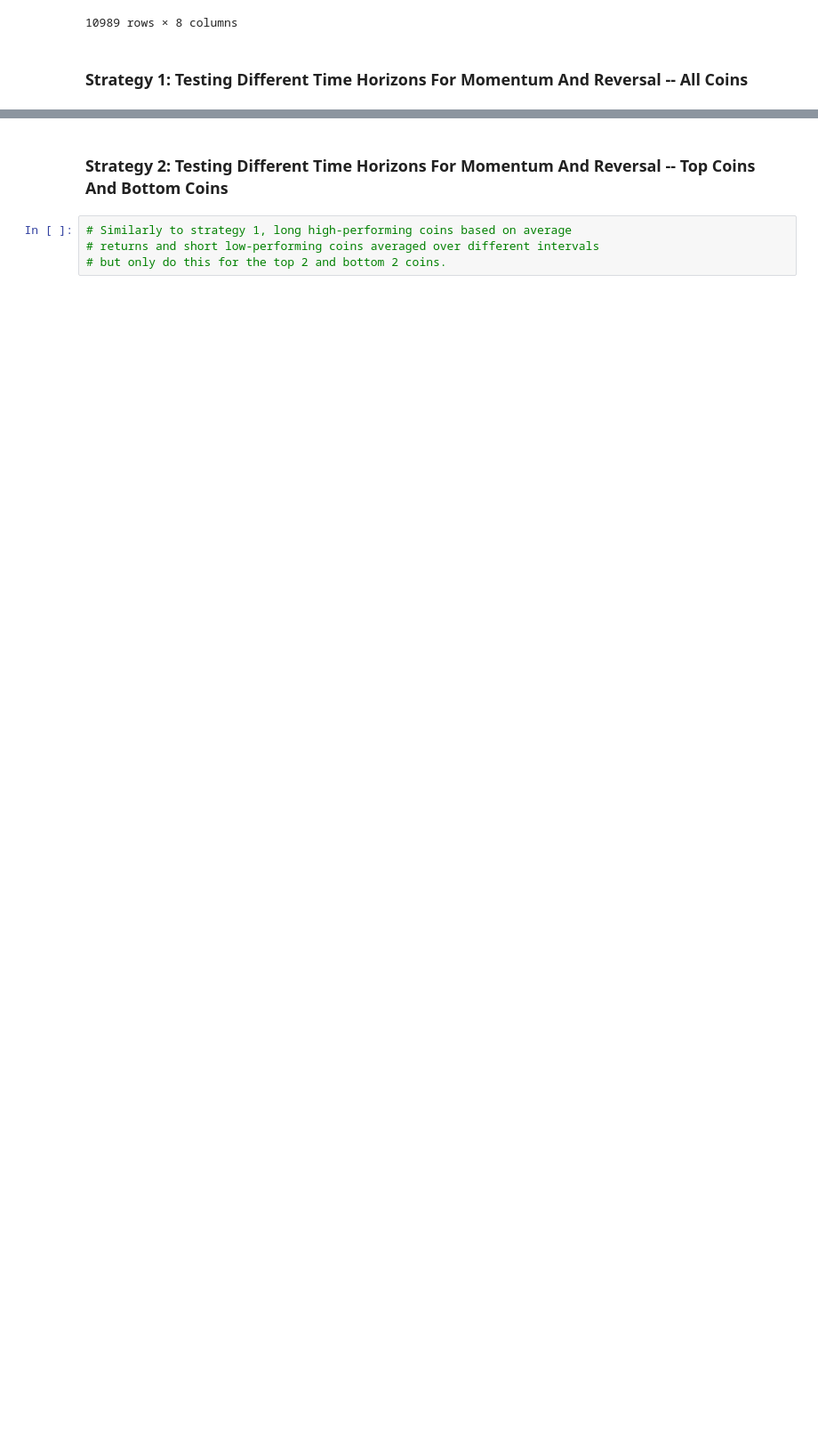
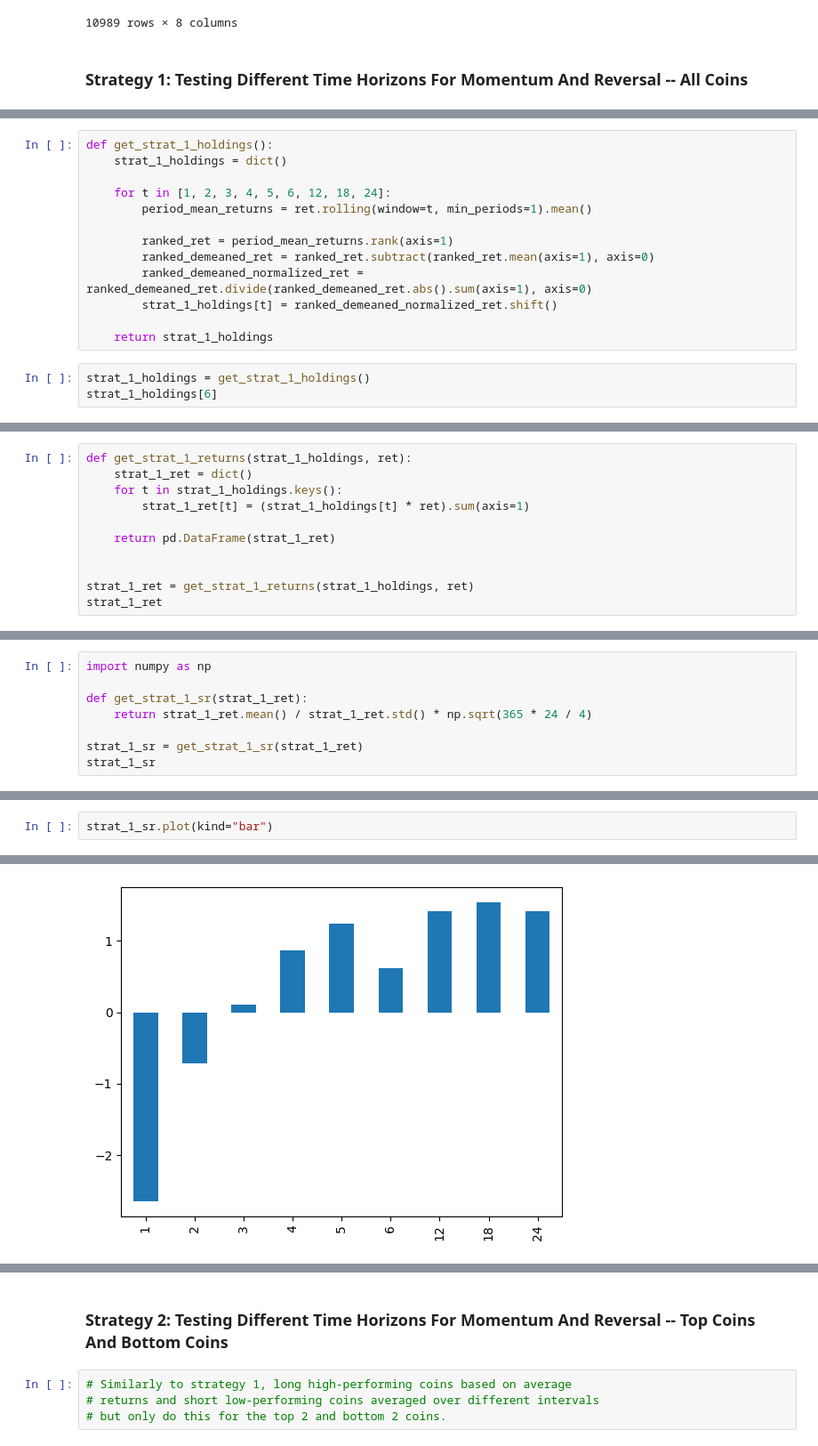
Before and after one commit to wbchristerson/jn-learning, a Jupyter notebook: cryptocurrency_stat_arb.ipynb, the cells around one changed output, grey strips where cells are left out. Shown at 89% size. Drawn from its saved outputs; the diff is of its cells as text; blank space fills up the shorter version.

Commit message:
calculate sharpe ratio for different granularities for strategy 1 - basic momentum, add visualizations

```diff
--- a/cryptocurrency_stat_arb.ipynb
+++ b/cryptocurrency_stat_arb.ipynb
@@ -160,0 +130,16 @@ ret.rolling(window=2, min_periods=1).mean()
+# %%
+def get_strat_1_holdings():
+    strat_1_holdings = dict()
+
+    for t in [1, 2, 3, 4, 5, 6, 12, 18, 24]:
+        period_mean_returns = ret.rolling(window=t, min_periods=1).mean()
+
+        ranked_ret = period_mean_returns.rank(axis=1)
+        ranked_demeaned_ret = ranked_ret.subtract(ranked_ret.mean(axis=1), axis=0)
+        ranked_demeaned_normalized_ret = ranked_demeaned_ret.divide(ranked_demeaned_ret.abs().sum(axis=1), axis=0)
+        strat_1_holdings[t] = ranked_demeaned_normalized_ret.shift()
+
+    return strat_1_holdings
+# %%
+strat_1_holdings = get_strat_1_holdings()
+strat_1_holdings[6]
@@ -160,0 +160,11 @@ ret.rolling(window=2, min_periods=1).mean()
+# %%
+def get_strat_1_returns(strat_1_holdings, ret):
+    strat_1_ret = dict()
+    for t in strat_1_holdings.keys():
+        strat_1_ret[t] = (strat_1_holdings[t] * ret).sum(axis=1)
+
+    return pd.DataFrame(strat_1_ret)
+
+
+strat_1_ret = get_strat_1_returns(strat_1_holdings, ret)
+strat_1_ret
@@ -160,0 +185,8 @@ ret.rolling(window=2, min_periods=1).mean()
+# %%
+import numpy as np
+
+def get_strat_1_sr(strat_1_ret):
+    return strat_1_ret.mean() / strat_1_ret.std() * np.sqrt(365 * 24 / 4)
+
+strat_1_sr = get_strat_1_sr(strat_1_ret)
+strat_1_sr
@@ -160,0 +204,3 @@ ret.rolling(window=2, min_periods=1).mean()
+# %%
+strat_1_sr.plot(kind="bar")
+# %% [output]
@@ -160,0 +208 @@ ret.rolling(window=2, min_periods=1).mean()
+[figure, added]
```
Also changed, not shown: parts of 20 cells of this notebook.
